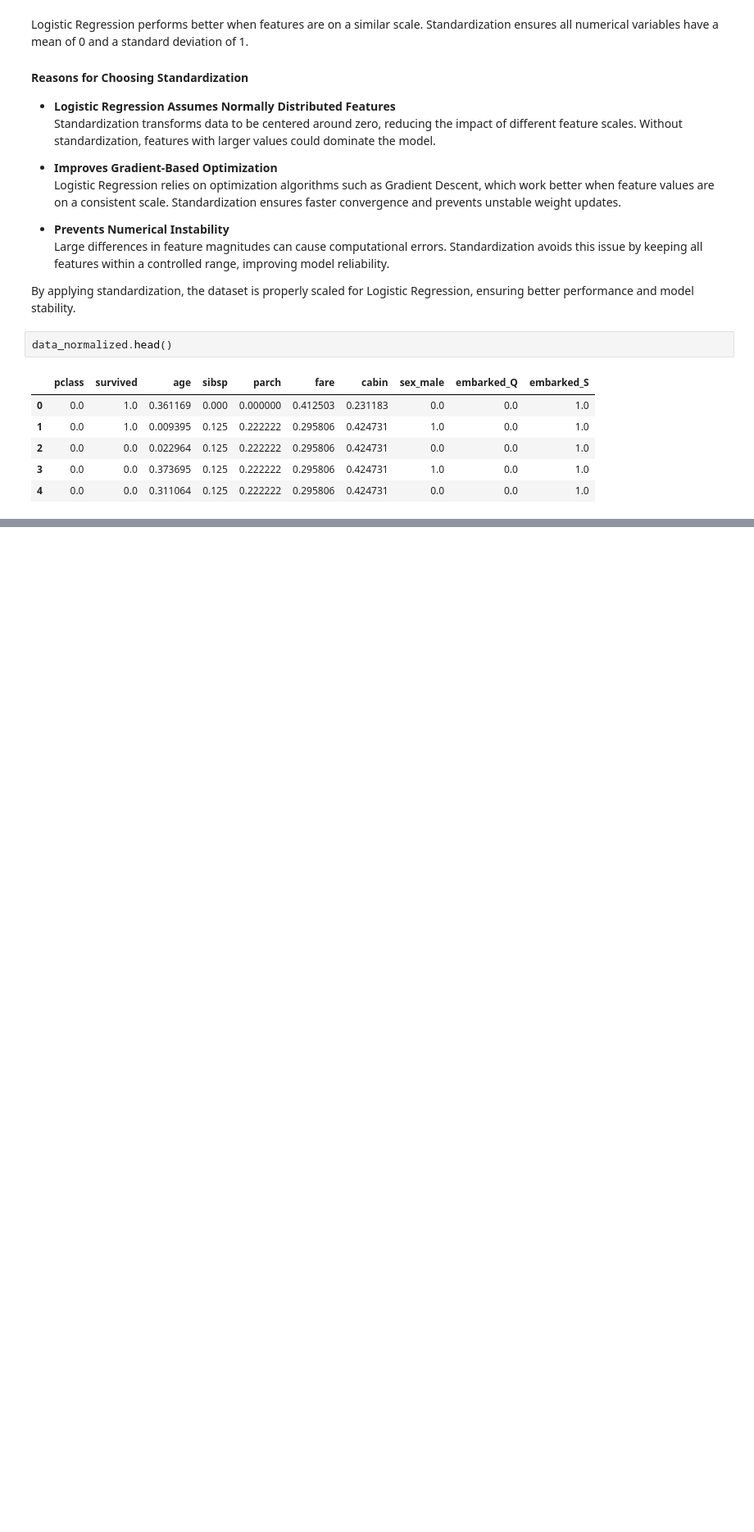
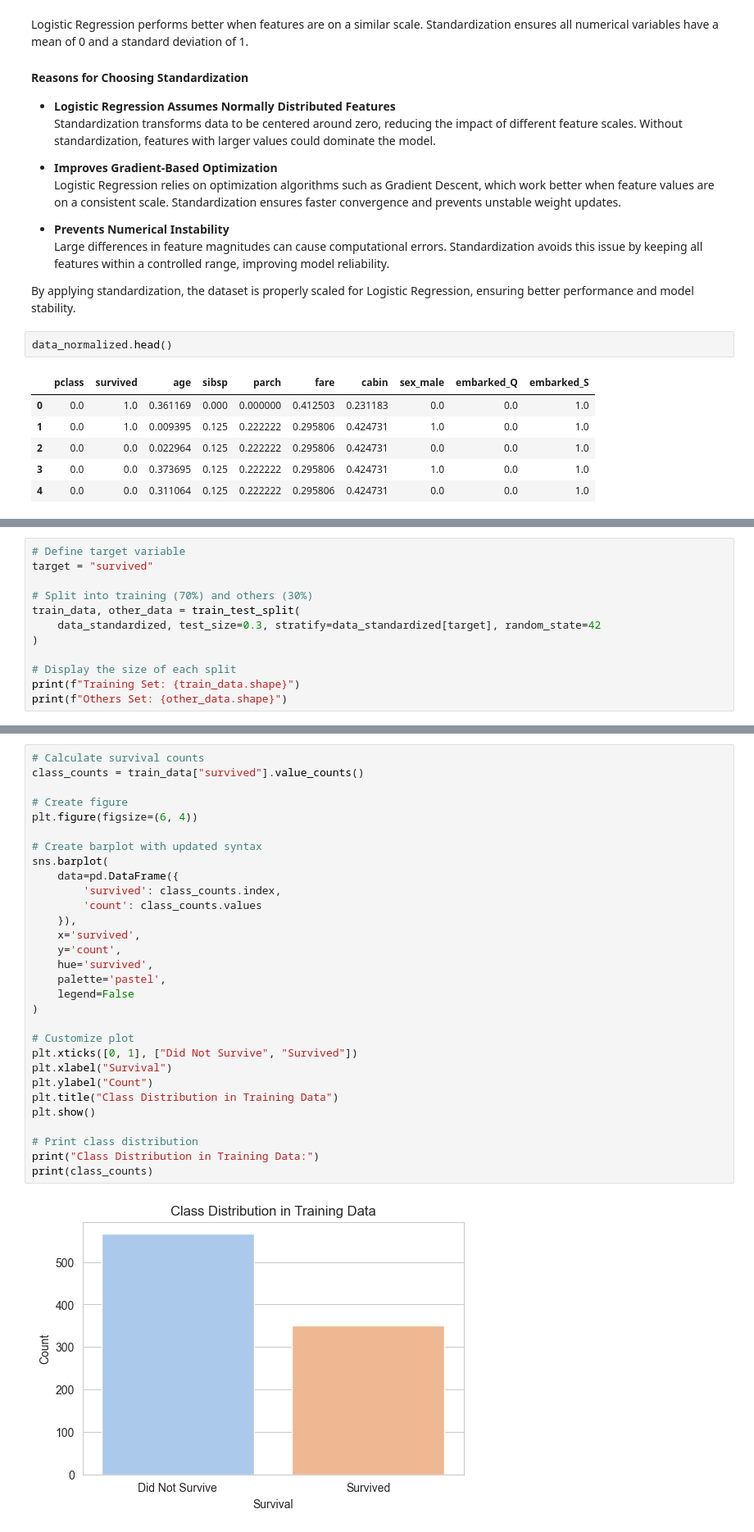
Before and after one commit to JSebastianIEU/ML-fundamentals-2025, a Jupyter notebook: Assignment1/assignment_1_JuanSebastian_Peña[_Peña] .ipynb, the cells around one changed output, grey strips where cells are left out. Shown at 82% size. Cells and saved outputs as stored; diff of their text form; blank space fills up the shorter version.

Commit message:
task 5 and 6 completed ready for  feature selection and training a logistic regression model

```diff
--- a/Assignment1/assignment_1_JuanSebastian_Peña[_Peña] .ipynb
+++ b/Assignment1/assignment_1_JuanSebastian_Peña[_Peña] .ipynb
@@ -743,0 +758,12 @@ data_normalized.head()
+# %%
+# Define target variable
+target = "survived"
+
+# Split into training (70%) and others (30%)
+train_data, other_data = train_test_split(
+    data_standardized, test_size=0.3, stratify=data_standardized[target], random_state=42
+)
+
+# Display the size of each split
+print(f"Training Set: {train_data.shape}")
+print(f"Others Set: {other_data.shape}")
@@ -743,0 +822,32 @@ data_normalized.head()
+# %%
+# Calculate survival counts
+class_counts = train_data["survived"].value_counts()
+
+# Create figure
+plt.figure(figsize=(6, 4))
+
+# Create barplot with updated syntax
+sns.barplot(
+    data=pd.DataFrame({
+        'survived': class_counts.index,
+        'count': class_counts.values
+    }),
+    x='survived',
+    y='count',
+    hue='survived',
+    palette='pastel',
+    legend=False
+)
+
+# Customize plot
+plt.xticks([0, 1], ["Did Not Survive", "Survived"])
+plt.xlabel("Survival")
+plt.ylabel("Count")
+plt.title("Class Distribution in Training Data")
+plt.show()
+
+# Print class distribution
+print("Class Distribution in Training Data:")
+print(class_counts)
+# %% [output]
+[figure, added]
```
Also changed, not shown: parts of 21 cells of this notebook.
